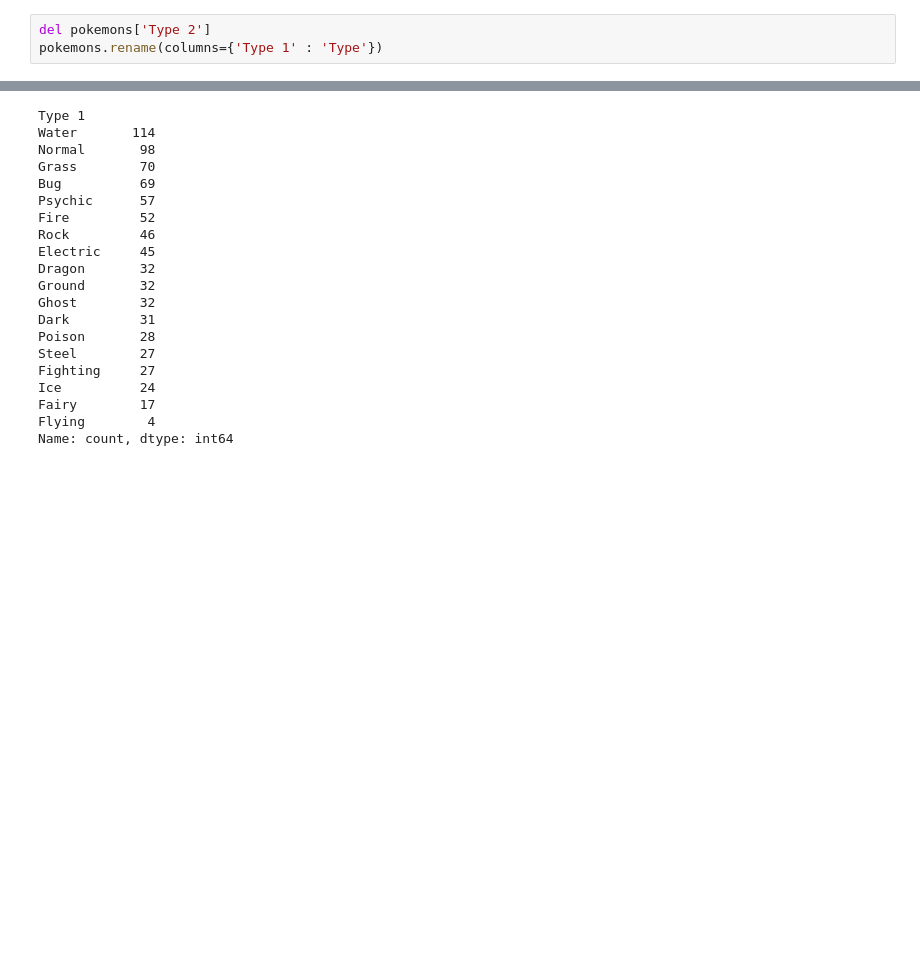
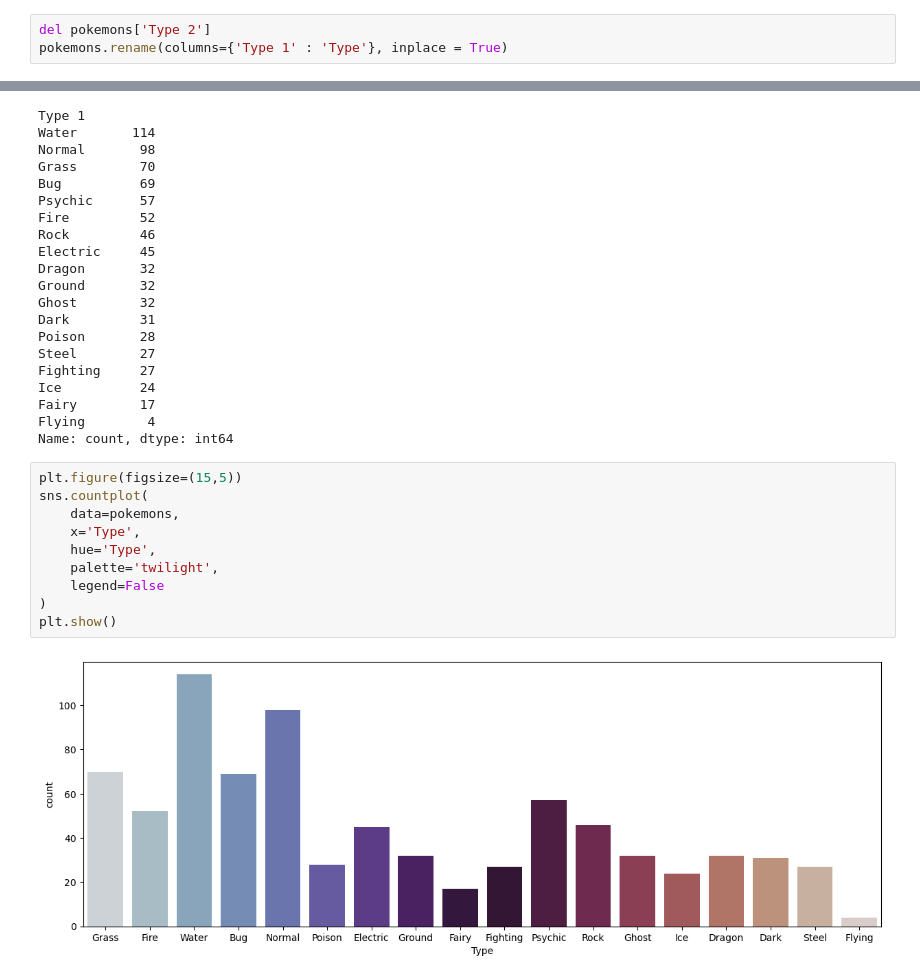
Before and after one commit to DanielGarciaPluma/ECBD_9A_IDGS_PRACTICAS_230187, a Jupyter notebook: Untitled.ipynb, the cells around one changed output, grey strips where cells are left out. Cells and saved outputs as stored; diff of their text form; blank space fills up the shorter version.

```diff
--- a/Untitled.ipynb
+++ b/Untitled.ipynb
@@ -154,7 +154,7 @@ memory usage: 75.9+ KB
 Dependiendo del objetivo del analisis algunas columnas o registros no seran necesarias en nuetro datafrane, en este caso omitiremos los datos vacios, por lo que eleminarem0s la columna "Type 2" y renombraremos la columna "Type 1" por "Type"
 # %%
 del pokemons['Type 2']
-pokemons.rename(columns={'Type 1' : 'Type'})
+pokemons.rename(columns={'Type 1' : 'Type'}, inplace = True)
 # %% [markdown]
 **Ejercicio 02:** consulta la METADATA de la acrtualizacion y comparar los cambios con la anterior
 ¿Que cambios vez? redacta tu respuesta
@@ -274,3 +274,15 @@ Ice          24
 Fairy        17
 Flying        4
 Name: count, dtype: int64
+# %%
+plt.figure(figsize=(15,5))
+sns.countplot(
+    data=pokemons,
+    x='Type',
+    hue='Type',
+    palette='twilight',
+    legend=False
+)
+plt.show()
+# %% [output]
+[figure, added]
```
Also changed, not shown: parts of 11 cells of this notebook.
